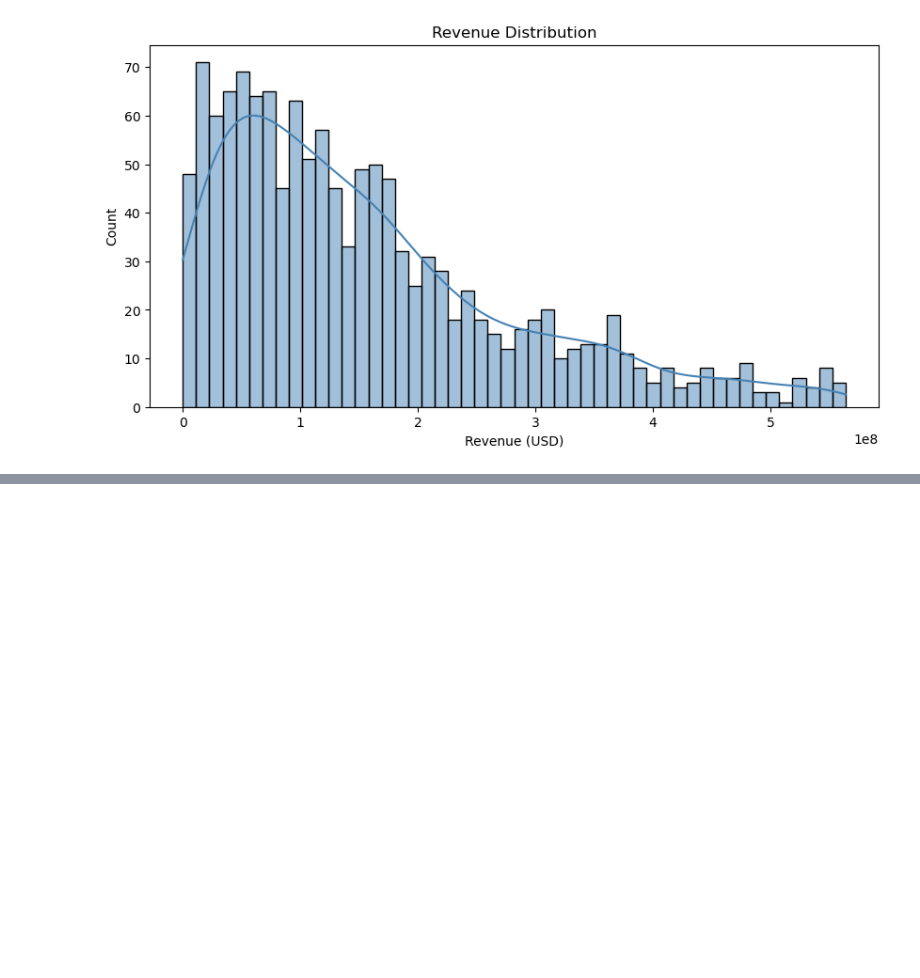
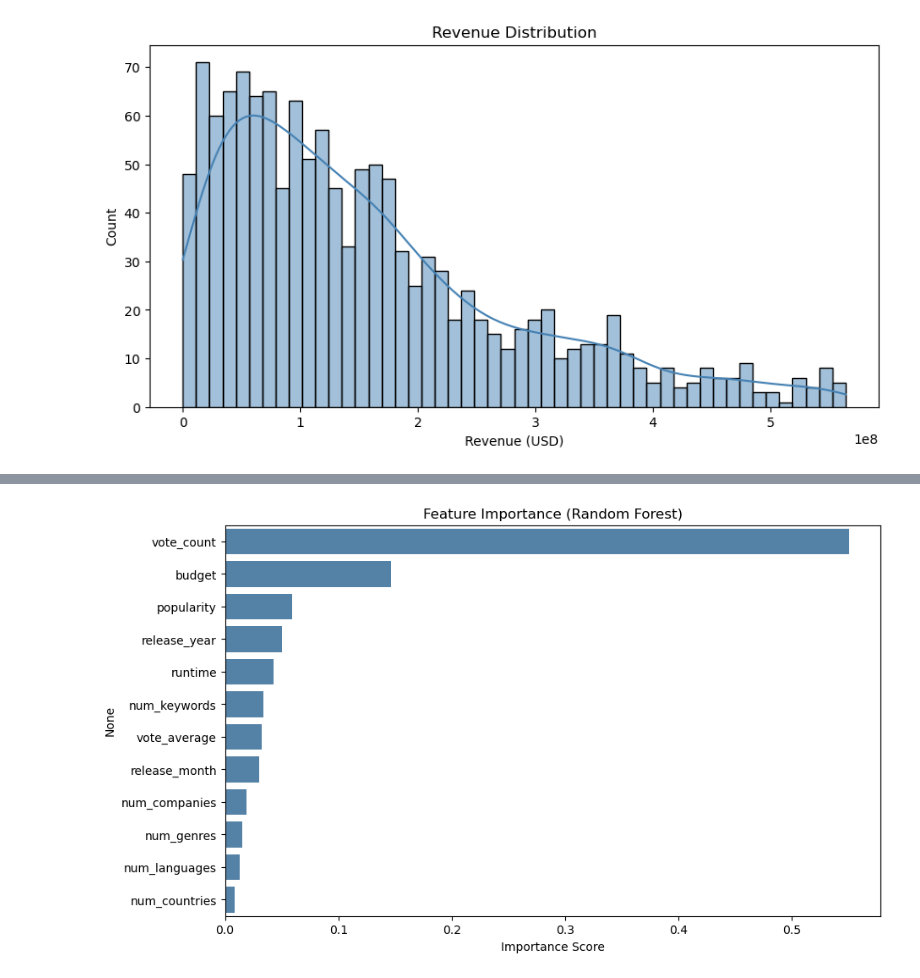
Before and after one commit to Hanlzheng/machine-learning-practice-projects, a Jupyter notebook: sp26cse351_project1_Zheng_Hailey_116843193.ipynb, the cells around one changed output, grey strips where cells are left out. Saved outputs shown, nothing was run; the diff lists cells and outputs as text; code cells hidden in the pictures; blank space fills up the shorter version.

```diff
--- a/sp26cse351_project1_Zheng_Hailey_116843193.ipynb
+++ b/sp26cse351_project1_Zheng_Hailey_116843193.ipynb
@@ -432,0 +422,33 @@ AttributeError: module 'os' has no attribute 'getcws'
+# %%
+#Section 7: Modeling
+from sklearn.linear_model import LinearRegression
+from sklearn.ensemble import RandomForestRegressor
+from sklearn.metrics import mean_squared_error, r2_score
+from xgboost import XGBRegressor
+
+# Model 1: Linear Regression
+# Assumes a linear relationship between features and revenue.
+lr_model = LinearRegression()
+lr_model.fit(X_train_scaled, y_train)
+lr_pred_val = lr_model.predict(X_val_scaled)
+lr_pred_test = lr_model.predict(X_test_scaled)
+
+
+# Model 2: Random Forest
+# For non-linear relationships
+# An ensemble of decision trees that reduces overfitting by averaging predictions from multiple trees
+rf_model = RandomForestRegressor(n_estimators=100, random_state=42)
+rf_model.fit(X_train_scaled, y_train)
+rf_pred_val = rf_model.predict(X_val_scaled)
+rf_pred_test = rf_model.predict(X_test_scaled)
+
+
+#Model 3: XGBoost
+# For tabular data
+# A gradient boosting algorithm that builds trees sequentially, each correcting the errors of the previous one.
+xgb_model = XGBRegressor(n_estimators=100, learning_rate=0.1, max_depth=4, subsample=0.8, random_state=42)
+xgb_model.fit(X_train_scaled, y_train)
+xgb_pred_val = xgb_model.predict(X_val_scaled)
+xgb_pred_test = xgb_model.predict(X_test_scaled)
+
+print("All models trained successfully!")
@@ -432,0 +553,13 @@ AttributeError: module 'os' has no attribute 'getcws'
+# %%
+#03 Feature Importance (Random Forest)
+feature_importance = pd.Series(
+    rf_model.feature_importances_, index=feature_cols
+).sort_values(ascending=False)
+
+plt.figure(figsize=(10,6))
+sns.barplot(x=feature_importance.values, y=feature_importance.index, color='steelblue')
+plt.title('Feature Importance (Random Forest)')
+plt.xlabel('Importance Score')
+plt.show()
+# %% [output]
+[figure, added]
```
Also changed, not shown: parts of 9 cells of this notebook.
